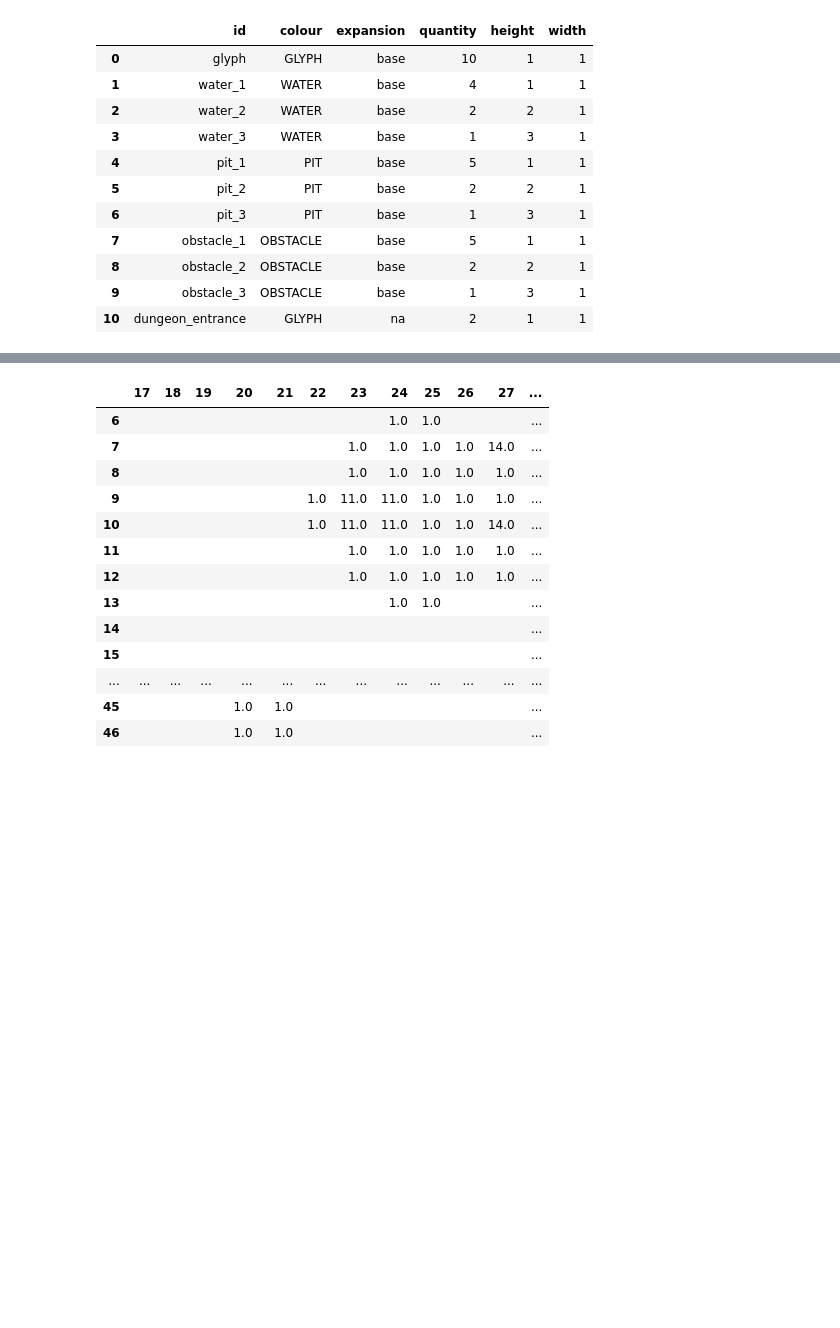
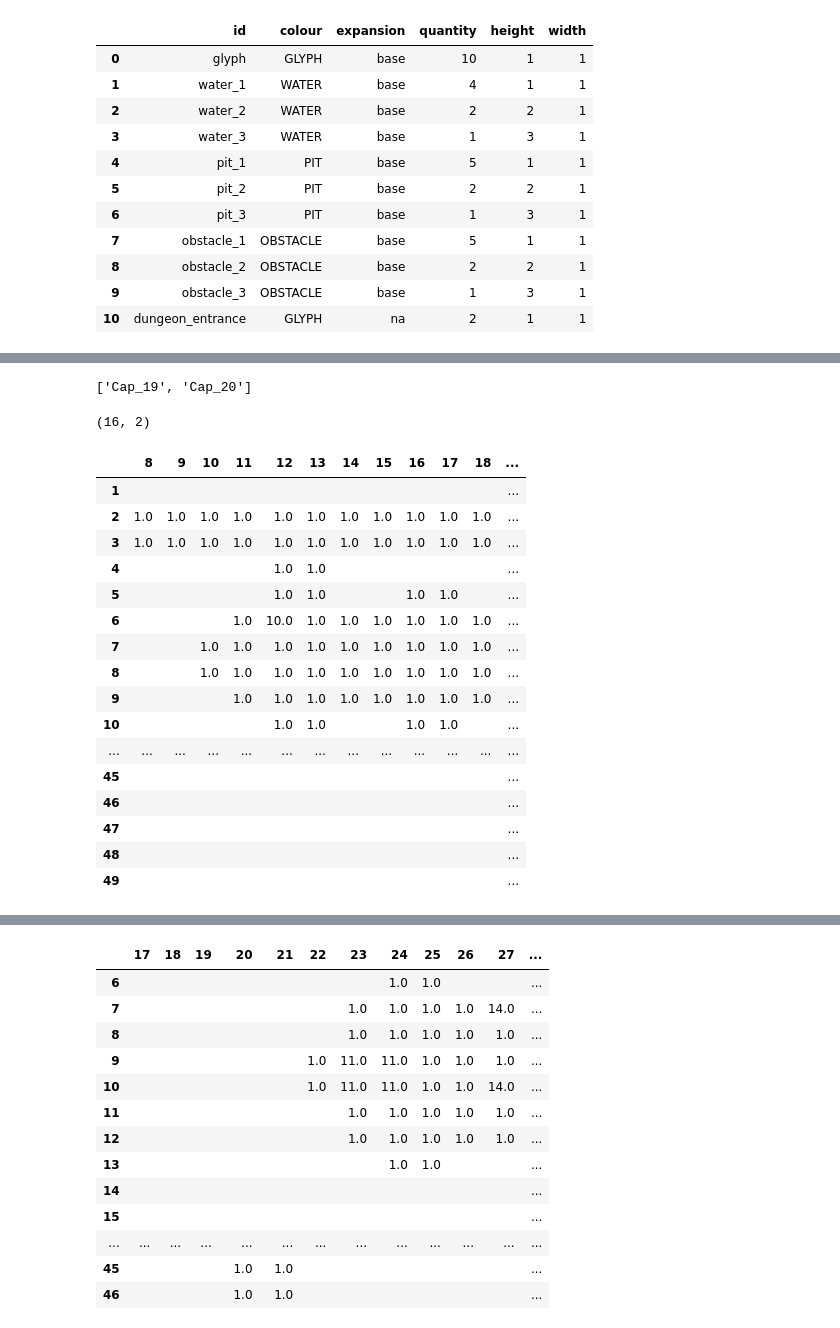
Before and after one commit to KevinCarr42/Descent_AI, a Jupyter notebook: game_testing.ipynb, the cells around one changed output, grey strips where cells are left out. Drawn from its saved outputs; the diff is of its cells as text; code cells hidden in the pictures; blank space fills up the shorter version.

```diff
--- a/game_testing.ipynb
+++ b/game_testing.ipynb
@@ -68,3 +68,36 @@ d.create_map()
+# %%
+[x for x in d.unused_tiles.keys() if x[0] == 'C']
+# %% [output]
+['Cap_19', 'Cap_20']
+# %%
+# this seems to work
+d.get_random_xy_in_area(4)
+# %% [output]
+(16, 2)
+# %%
+d.combined_map.fillna('')
+
+# TODO: bugs
+#  monsters don't go in the correct area
+#  final area didn't cap everything - in this case there weren't enough caps, not sure why it didn't try again...
+# %% [output]
+|  | 8 | 9 | 10 | 11 | 12 | 13 | 14 | 15 | 16 | 17 | 18 | ... |
+| 1 |  |  |  |  |  |  |  |  |  |  |  | ... |
+| 2 | 1.0 | 1.0 | 1.0 | 1.0 | 1.0 | 1.0 | 1.0 | 1.0 | 1.0 | 1.0 | 1.0 | ... |
+| 3 | 1.0 | 1.0 | 1.0 | 1.0 | 1.0 | 1.0 | 1.0 | 1.0 | 1.0 | 1.0 | 1.0 | ... |
+| 4 |  |  |  |  | 1.0 | 1.0 |  |  |  |  |  | ... |
+| 5 |  |  |  |  | 1.0 | 1.0 |  |  | 1.0 | 1.0 |  | ... |
+| 6 |  |  |  | 1.0 | 10.0 | 1.0 | 1.0 | 1.0 | 1.0 | 1.0 | 1.0 | ... |
+| 7 |  |  | 1.0 | 1.0 | 1.0 | 1.0 | 1.0 | 1.0 | 1.0 | 1.0 | 1.0 | ... |
+| 8 |  |  | 1.0 | 1.0 | 1.0 | 1.0 | 1.0 | 1.0 | 1.0 | 1.0 | 1.0 | ... |
+| 9 |  |  |  | 1.0 | 1.0 | 1.0 | 1.0 | 1.0 | 1.0 | 1.0 | 1.0 | ... |
+| 10 |  |  |  |  | 1.0 | 1.0 |  |  | 1.0 | 1.0 |  | ... |
+| ... | ... | ... | ... | ... | ... | ... | ... | ... | ... | ... | ... | ... |
+| 45 |  |  |  |  |  |  |  |  |  |  |  | ... |
+| 46 |  |  |  |  |  |  |  |  |  |  |  | ... |
+| 47 |  |  |  |  |  |  |  |  |  |  |  | ... |
+| 48 |  |  |  |  |  |  |  |  |  |  |  | ... |
+| 49 |  |  |  |  |  |  |  |  |  |  |  | ... |
 # %%
 d.distribute_monsters()
 # %% [output]
```
Also changed, not shown: parts of 7 cells of this notebook, 1 other file.
